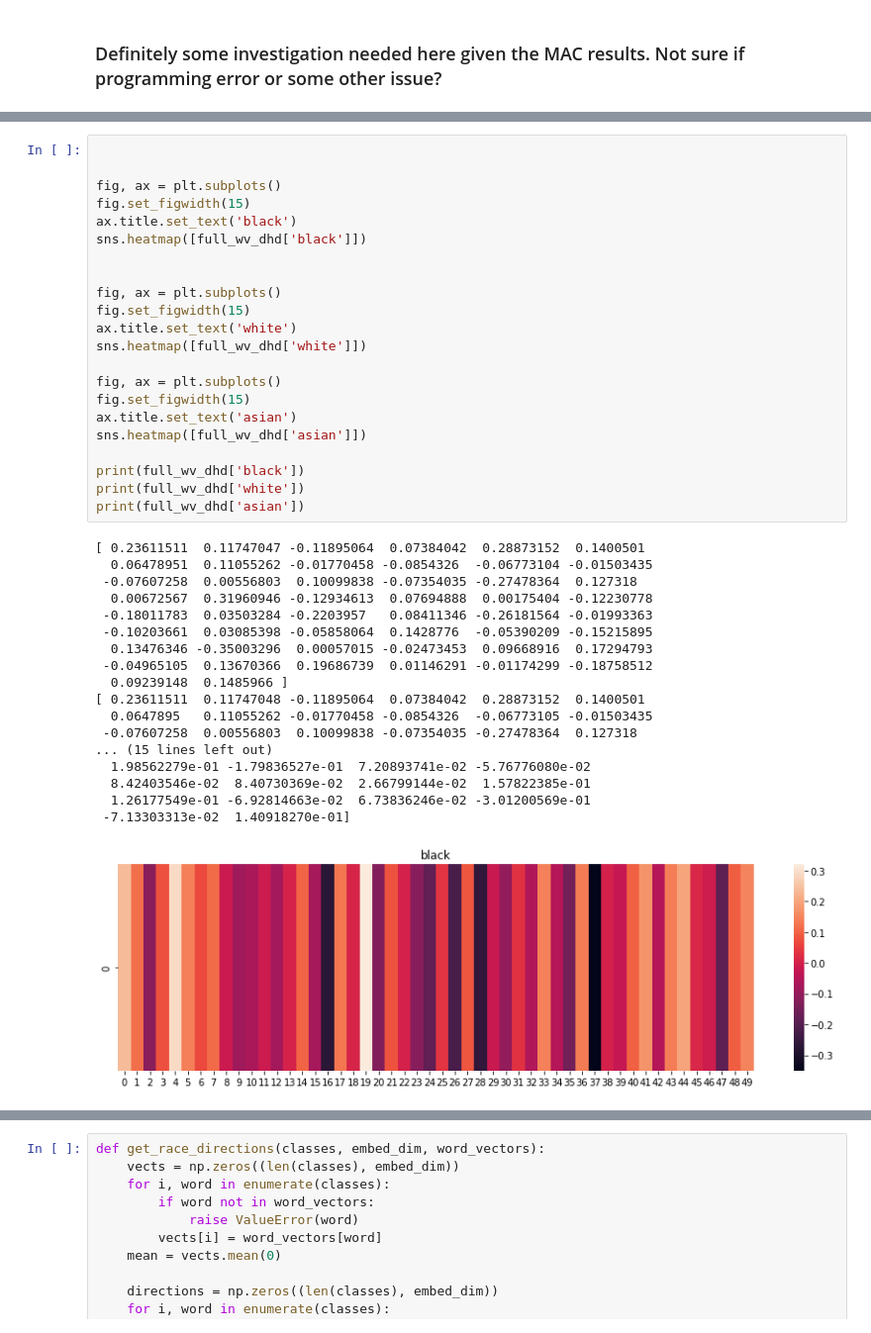
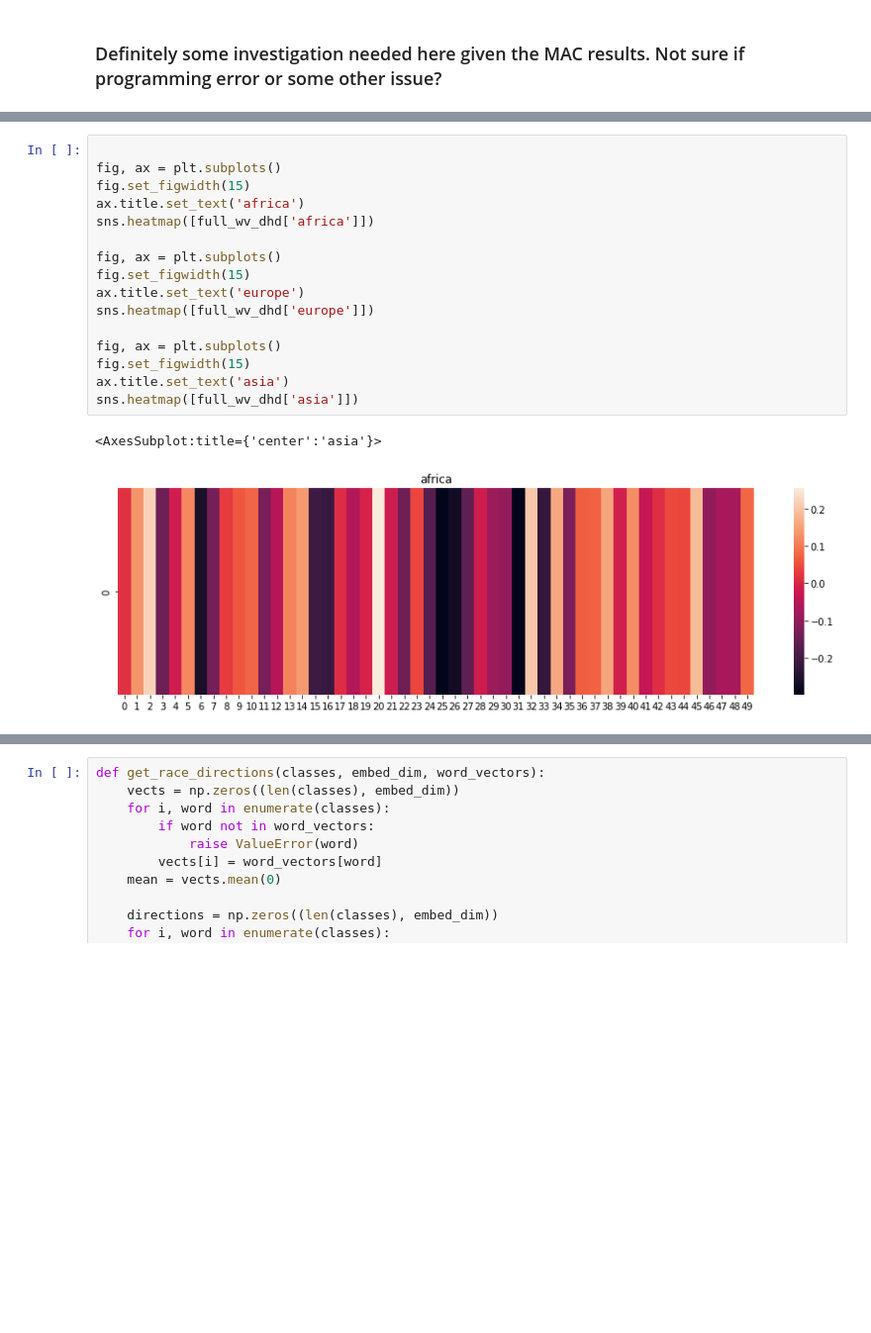
Before and after one commit to YolandaMDavis/DoubleHardMulticlass, a Jupyter notebook: hard-debias-experiment.ipynb, the cells around one changed output, grey strips where cells are left out. Shown at 99% size. Saved outputs shown, nothing was run; the diff lists cells and outputs as text; blank space fills up the shorter version.

```diff
--- a/hard-debias-experiment.ipynb
+++ b/hard-debias-experiment.ipynb
@@ -299,41 +411,19 @@ sns.heatmap([full_wv_dhd['white']])
 # %%
-
 
 fig, ax = plt.subplots()
 fig.set_figwidth(15)
-ax.title.set_text('black')
-sns.heatmap([full_wv_dhd['black']])
-
+ax.title.set_text('africa')
+sns.heatmap([full_wv_dhd['africa']])
 
 fig, ax = plt.subplots()
 fig.set_figwidth(15)
-ax.title.set_text('white')
-sns.heatmap([full_wv_dhd['white']])
+ax.title.set_text('europe')
+sns.heatmap([full_wv_dhd['europe']])
 
 fig, ax = plt.subplots()
 fig.set_figwidth(15)
-ax.title.set_text('asian')
-sns.heatmap([full_wv_dhd['asian']])
-
-print(full_wv_dhd['black'])
-print(full_wv_dhd['white'])
-print(full_wv_dhd['asian'])
+ax.title.set_text('asia')
+sns.heatmap([full_wv_dhd['asia']])
 # %% [output]
-[ 0.23611511  0.11747047 -0.11895064  0.07384042  0.28873152  0.1400501
-  0.06478951  0.11055262 -0.01770458 -0.0854326  -0.06773104 -0.01503435
- -0.07607258  0.00556803  0.10099838 -0.07354035 -0.27478364  0.127318
-  0.00672567  0.31960946 -0.12934613  0.07694888  0.00175404 -0.12230778
- -0.18011783  0.03503284 -0.2203957   0.08411346 -0.26181564 -0.01993363
- -0.10203661  0.03085398 -0.05858064  0.1428776  -0.05390209 -0.15215895
-  0.13476346 -0.35003296  0.00057015 -0.02473453  0.09668916  0.17294793
- -0.04965105  0.13670366  0.19686739  0.01146291 -0.01174299 -0.18758512
-  0.09239148  0.1485966 ]
-[ 0.23611511  0.11747048 -0.11895064  0.07384042  0.28873152  0.1400501
-  0.0647895   0.11055262 -0.01770458 -0.0854326  -0.06773105 -0.01503435
- -0.07607258  0.00556803  0.10099838 -0.07354035 -0.27478364  0.127318
-... (15 lines left out)
-  1.98562279e-01 -1.79836527e-01  7.20893741e-02 -5.76776080e-02
-  8.42403546e-02  8.40730369e-02  2.66799144e-02  1.57822385e-01
-  1.26177549e-01 -6.92814663e-02  6.73836246e-02 -3.01200569e-01
- -7.13303313e-02  1.40918270e-01]
+<AxesSubplot:title={'center':'asia'}>
-[figure, old version]
+[figure, new version]
```
Also changed, not shown: parts of 17 cells of this notebook, 1 other file.
